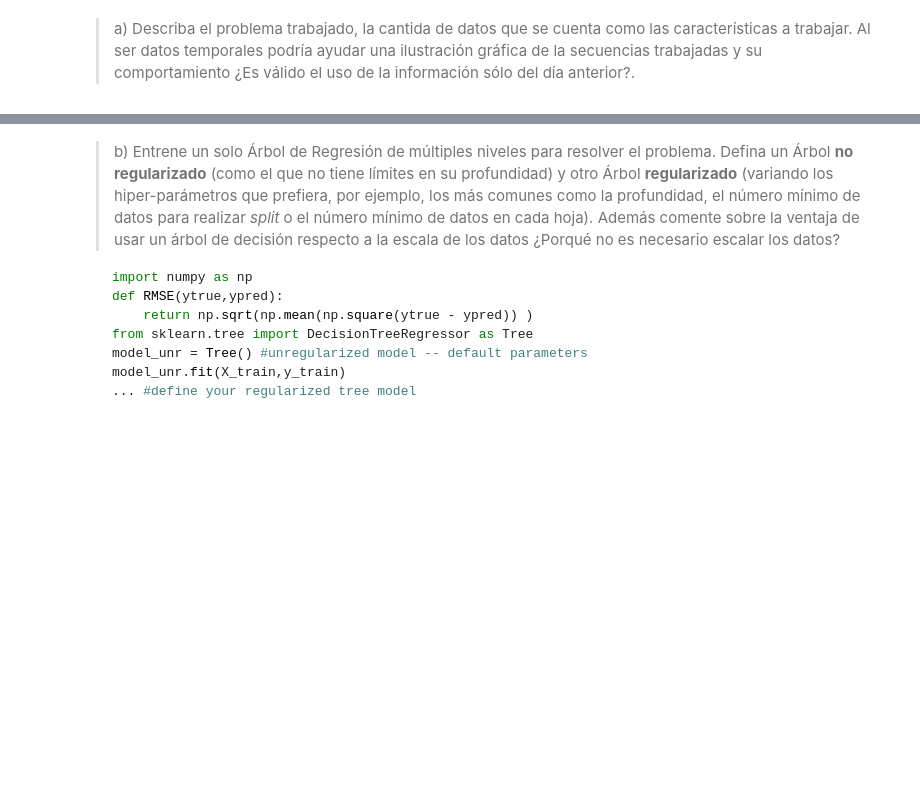
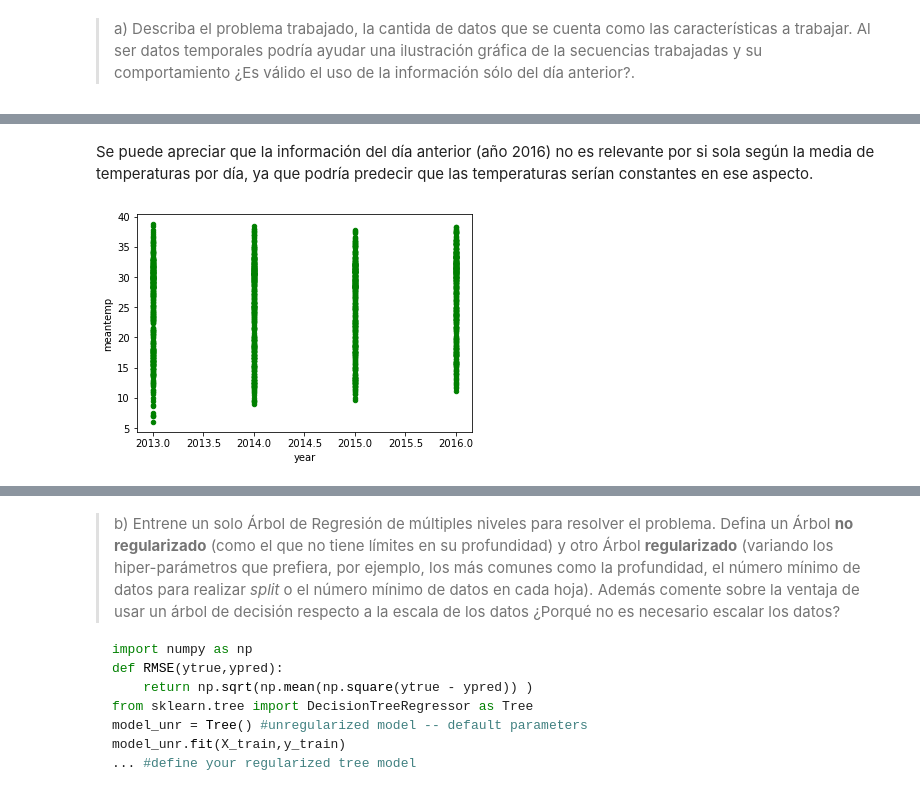
Before and after one commit to jpcastillog/Tarea3ML, a Jupyter notebook: Enunciado.ipynb, the cells around one changed output, grey strips where cells are left out. Drawn from its saved outputs; the diff is of its cells as text; code cells hidden in the pictures; blank space fills up the shorter version.

```diff
--- a/Enunciado.ipynb
+++ b/Enunciado.ipynb
@@ -143,0 +174,7 @@ X_train, y_train = shuffle(X_train, y_train, random_state=0) #shuffle values on
+# %% [markdown]
+Se puede apreciar que la información del día anterior (año 2016) no es relevante por si sola según la media de temperaturas por día, ya que podría predecir que las temperaturas serían constantes en ese aspecto.
+# %%
+df.plot(kind='scatter',x='year',y='meantemp',color='green')
+plt.show()
+# %% [output]
+[figure, added]
```
Also changed, not shown: parts of 32 cells of this notebook.
